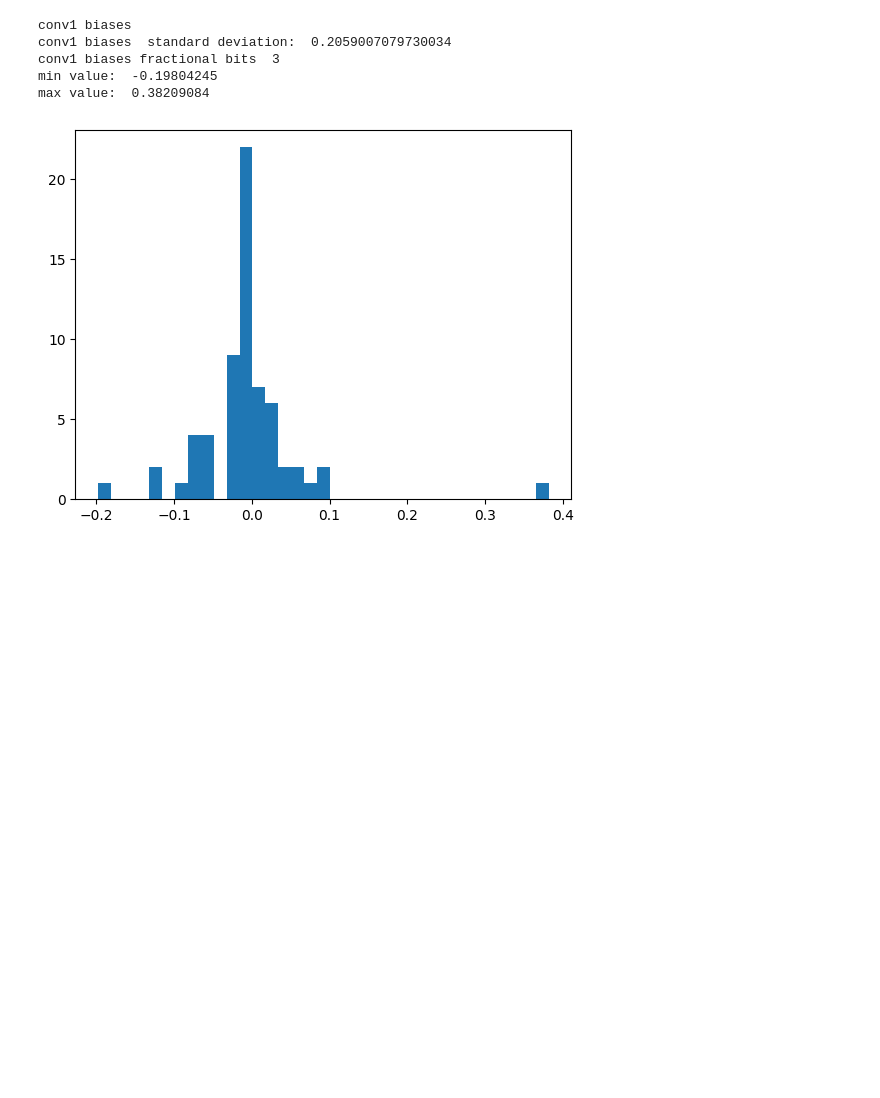
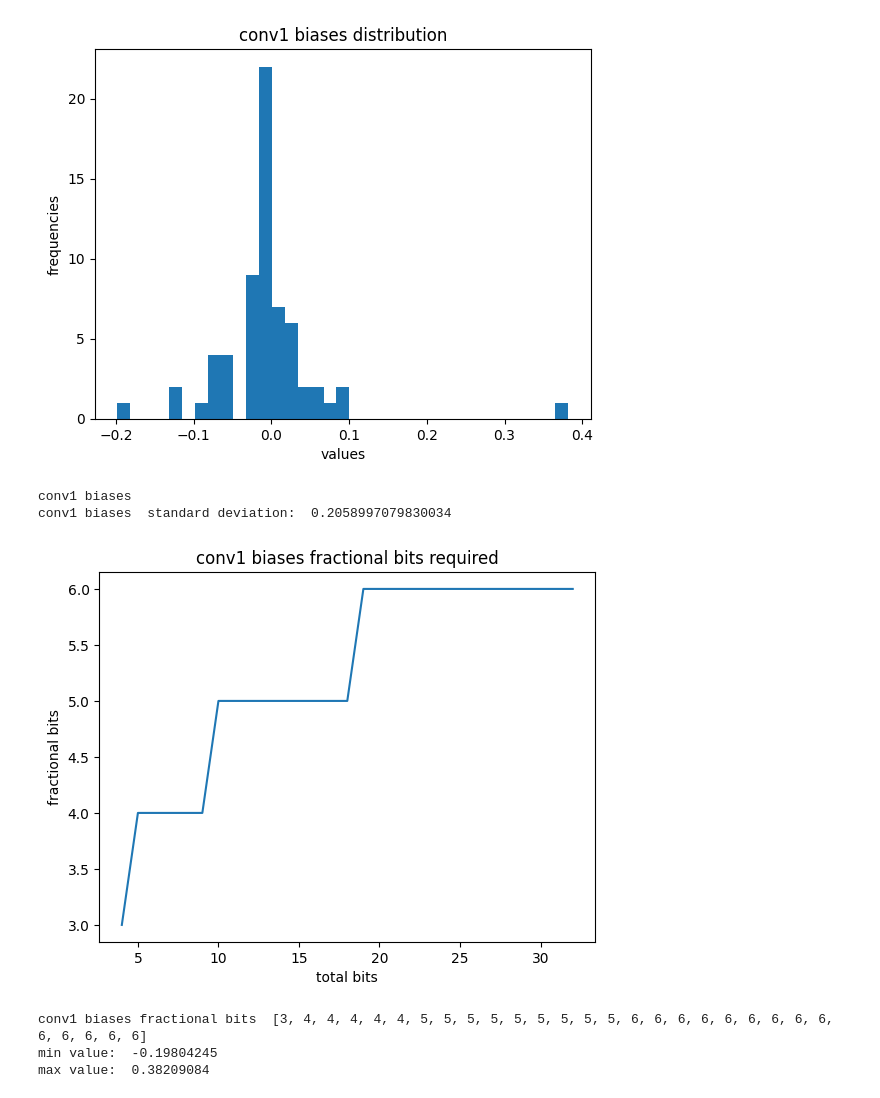
Before and after one commit to Risamp/ELEN90096-Group-2, a Jupyter notebook: quantization_data/quantisation.ipynb, the cells around one changed output. Drawn from its saved outputs; the diff is of its cells as text; code cells hidden in the pictures; blank space fills up the shorter version.

```diff
--- a/quantization_data/quantisation.ipynb
+++ b/quantization_data/quantisation.ipynb
@@ -58,14 +75,15 @@ max value:  0.534076
 # %%
 title = "conv1 biases"
-generate_plot(conv1_b)
+generate_plot(conv1_b, title)
 print(title)
-print_stats(conv1_b, title, "laplacian")
+print_stats(conv1_b, title, "laplacian", 3)
 # %% [output]
+[figure, new version]
 conv1 biases
-conv1 biases  standard deviation:  0.2059007079730034
-conv1 biases fractional bits  3
-min value:  -0.19804245
-max value:  0.38209084
+conv1 biases  standard deviation:  0.2058997079830034
-[figure, old version]
+[figure, added]
+conv1 biases fractional bits  [3, 4, 4, 4, 4, 4, 5, 5, 5, 5, 5, 5, 5, 5, 5, 6, 6, 6, 6, 6, 6, 6, 6, 6, 6, 6, 6, 6, 6]
+min value:  -0.19804245
+max value:  0.38209084
 # %%
 title = "conv2 weights"
```
Also changed, not shown: parts of 11 cells of this notebook, 38 other files.
